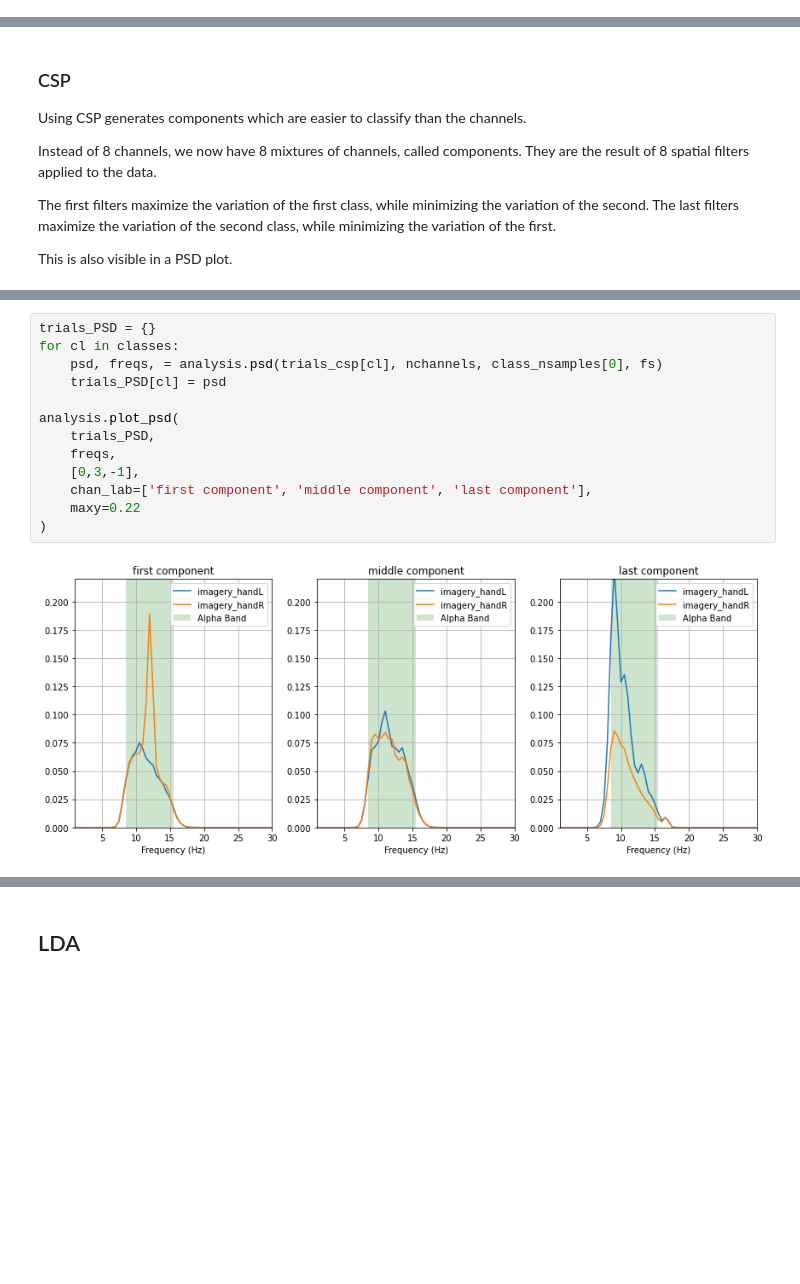
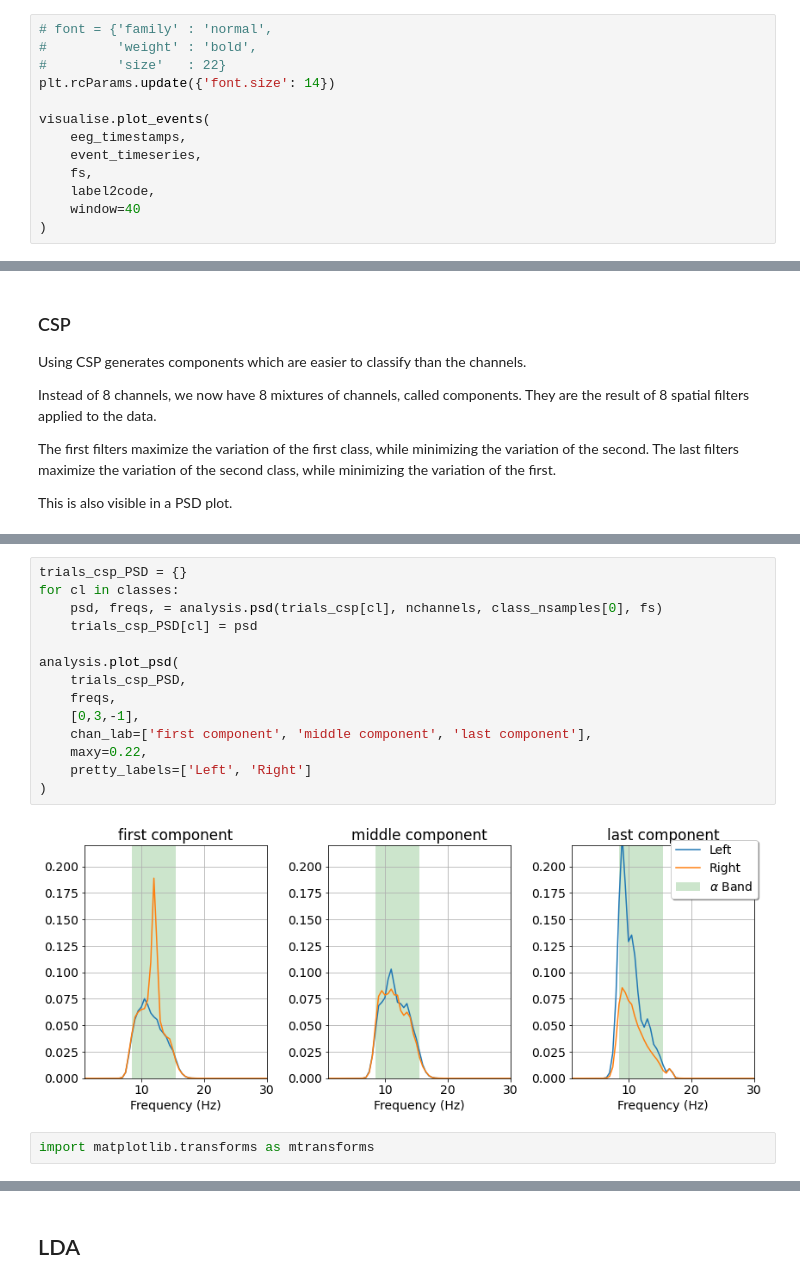
Before and after one commit to Jake-Jay/motor-imagery, a Jupyter notebook: FullPipeline_03_sklearn.ipynb, the cells around one changed output, grey strips where cells are left out. Cells and saved outputs as stored; diff of their text form; blank space fills up the shorter version.

```diff
--- a/FullPipeline_03_sklearn.ipynb
+++ b/FullPipeline_03_sklearn.ipynb
@@ -82,0 +74,13 @@ visualise.plot_events(
+# %%
+# font = {'family' : 'normal',
+#         'weight' : 'bold',
+#         'size'   : 22}
+plt.rcParams.update({'font.size': 14})
+
+visualise.plot_events(
+    eeg_timestamps,
+    event_timeseries,
+    fs,
+    label2code,
+    window=40
+)
@@ -354,15 +402,18 @@ plt.show()
 # %%
-trials_PSD = {}
+trials_csp_PSD = {}
 for cl in classes:
     psd, freqs, = analysis.psd(trials_csp[cl], nchannels, class_nsamples[0], fs)
-    trials_PSD[cl] = psd
+    trials_csp_PSD[cl] = psd
 
 analysis.plot_psd(
-    trials_PSD,
+    trials_csp_PSD,
     freqs,
     [0,3,-1],
     chan_lab=['first component', 'middle component', 'last component'],
-    maxy=0.22
+    maxy=0.22,
+    pretty_labels=['Left', 'Right']
 )
 # %% [output]
-[figure, old version]
+[figure, new version]
+# %%
+import matplotlib.transforms as mtransforms
```
Also changed, not shown: parts of 18 cells of this notebook, 4 other files.
